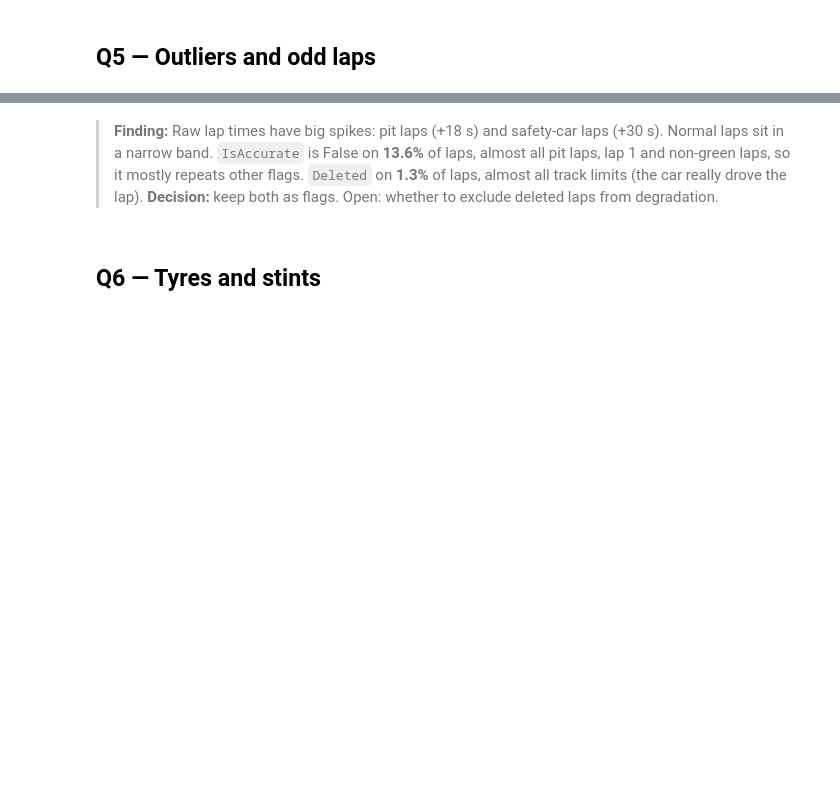
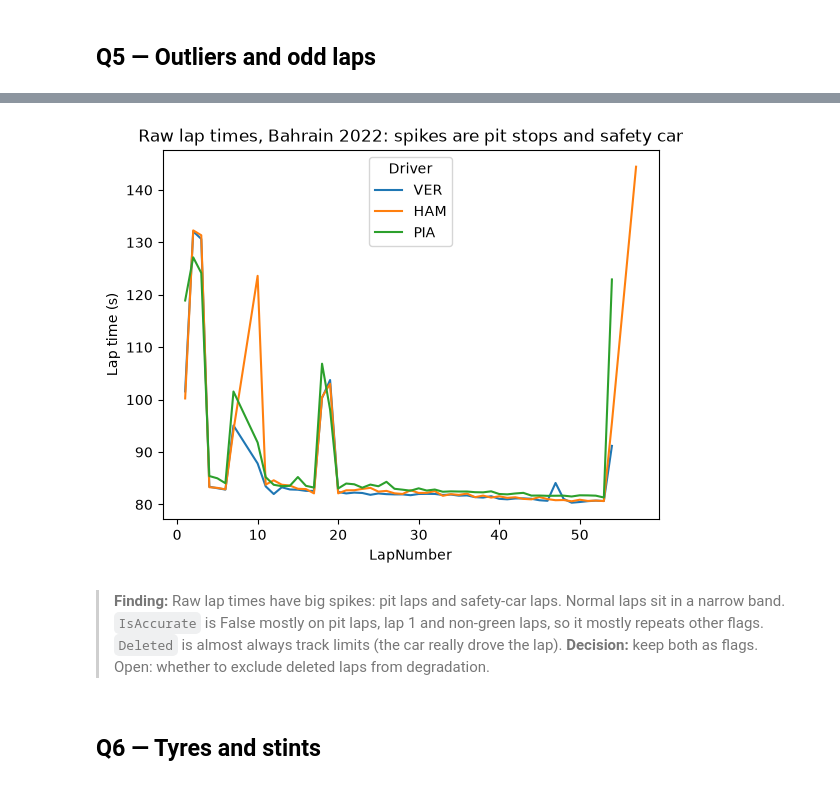
Before and after one commit to yashdive/pitwall-ml, a Jupyter notebook: research/02_raw_race_eda.ipynb, the cells around one changed output, grey strips where cells are left out. Drawn from its saved outputs; the diff is of its cells as text; code cells hidden in the pictures; blank space fills up the shorter version.

```diff
--- a/research/02_raw_race_eda.ipynb
+++ b/research/02_raw_race_eda.ipynb
@@ -117,7 +129,7 @@ weather["Time_sec"] = weather["Time"] / 1e9
 track_status["Time_sec"] = track_status["Time"] / 1e9
 
 # Example race used throughout: Bahrain 2022 (season opener)
-def one_race(df, season=2022, rnd=1):
+def one_race(df, season, rnd):
     return df[(df["Season"] == season) & (df["Round"] == rnd)].copy()
 # %% [markdown]
 ## Q1 — What is one row?
@@ -192,13 +449,15 @@ laps["DeletedReason"].value_counts().head(5)
 # %%
-three_drivers = one_race(laps).query("Driver in ['VER', 'LEC', 'HAM']")
+three_drivers = one_race(laps, 2023, 3).query("Driver in ['VER', 'PIA', 'HAM']")
 sns.lineplot(data=three_drivers, x="LapNumber", y="LapTime_sec", hue="Driver")
 plt.title("Raw lap times, Bahrain 2022: spikes are pit stops and safety car")
 plt.ylabel("Lap time (s)")
 plt.show()
+# %% [output]
+[figure, added]
 # %% [markdown]
-> **Finding:** Raw lap times have big spikes: pit laps (+18 s) and safety-car laps (+30 s). Normal laps sit in a narrow band.
-> `IsAccurate` is False on **13.6%** of laps, almost all pit laps, lap 1 and non-green laps, so it mostly repeats other flags.
-> `Deleted` on **1.3%** of laps, almost all track limits (the car really drove the lap).
+> **Finding:** Raw lap times have big spikes: pit laps and safety-car laps. Normal laps sit in a narrow band.
+> `IsAccurate` is False mostly on pit laps, lap 1 and non-green laps, so it mostly repeats other flags.
+> `Deleted` is almost always track limits (the car really drove the lap).
 > **Decision:** keep both as flags. Open: whether to exclude deleted laps from degradation.
 # %% [markdown]
 ## Q6 — Tyres and stints
```
Also changed, not shown: parts of 55 cells of this notebook, 6 other files.
